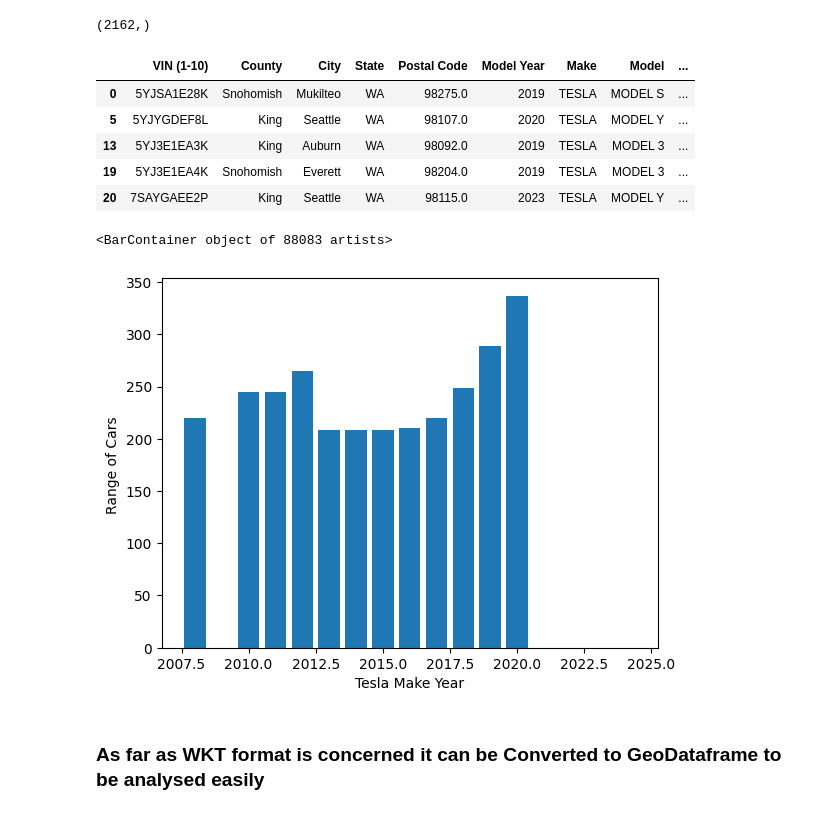
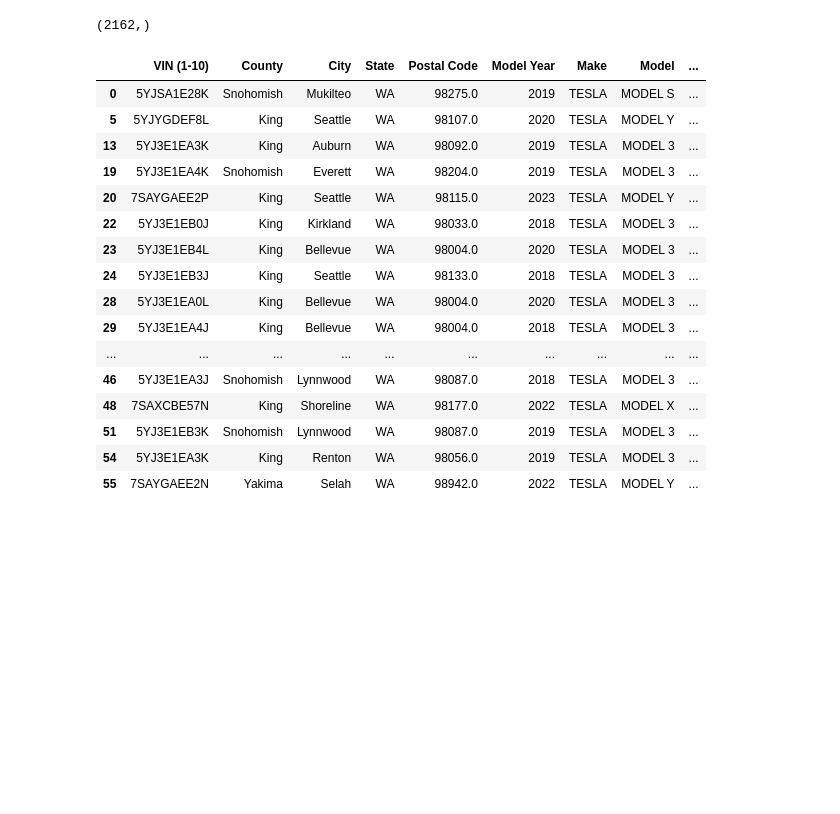
Before and after one commit to SianRods/Data-Science-ML, a Jupyter notebook: Practice Projects/DA-Electric_Vehicle.ipynb, the cells around one changed output. Saved outputs shown, nothing was run; the diff lists cells and outputs as text; code cells hidden in the pictures; blank space fills up the shorter version.

```diff
--- a/Practice Projects/DA-Electric_Vehicle.ipynb
+++ b/Practice Projects/DA-Electric_Vehicle.ipynb
@@ -200,20 +200,22 @@ vehicle_df['2020 Census Tract'].unique().shape
 # Creating Separate Data Set For Tesla
 tesla_df=pd.DataFrame(vehicle_df[vehicle_df['Make']=='TESLA'])
 # %%
-tesla_df.head()
+tesla_df.head(20)
 # %% [output]
 |  | VIN (1-10) | County | City | State | Postal Code | Model Year | Make | Model | ... |
 | 0 | 5YJSA1E28K | Snohomish | Mukilteo | WA | 98275.0 | 2019 | TESLA | MODEL S | ... |
 | 5 | 5YJYGDEF8L | King | Seattle | WA | 98107.0 | 2020 | TESLA | MODEL Y | ... |
 | 13 | 5YJ3E1EA3K | King | Auburn | WA | 98092.0 | 2019 | TESLA | MODEL 3 | ... |
 | 19 | 5YJ3E1EA4K | Snohomish | Everett | WA | 98204.0 | 2019 | TESLA | MODEL 3 | ... |
 | 20 | 7SAYGAEE2P | King | Seattle | WA | 98115.0 | 2023 | TESLA | MODEL Y | ... |
+| 22 | 5YJ3E1EB0J | King | Kirkland | WA | 98033.0 | 2018 | TESLA | MODEL 3 | ... |
+| 23 | 5YJ3E1EB4L | King | Bellevue | WA | 98004.0 | 2020 | TESLA | MODEL 3 | ... |
+| 24 | 5YJ3E1EB3J | King | Seattle | WA | 98133.0 | 2018 | TESLA | MODEL 3 | ... |
+| 28 | 5YJ3E1EA0L | King | Bellevue | WA | 98004.0 | 2020 | TESLA | MODEL 3 | ... |
+| 29 | 5YJ3E1EA4J | King | Bellevue | WA | 98004.0 | 2018 | TESLA | MODEL 3 | ... |
+| ... | ... | ... | ... | ... | ... | ... | ... | ... | ... |
+| 46 | 5YJ3E1EA3J | Snohomish | Lynnwood | WA | 98087.0 | 2018 | TESLA | MODEL 3 | ... |
+| 48 | 7SAXCBE57N | King | Shoreline | WA | 98177.0 | 2022 | TESLA | MODEL X | ... |
+| 51 | 5YJ3E1EB3K | Snohomish | Lynnwood | WA | 98087.0 | 2019 | TESLA | MODEL 3 | ... |
+| 54 | 5YJ3E1EA3K | King | Renton | WA | 98056.0 | 2019 | TESLA | MODEL 3 | ... |
+| 55 | 7SAYGAEE2N | Yakima | Selah | WA | 98942.0 | 2022 | TESLA | MODEL Y | ... |
-# %%
-plt.xlabel('Tesla Make Year')
-plt.ylabel('Range of Cars ')
-plt.bar(tesla_df['Model Year'],tesla_df['Electric Range']);
-# %% [output]
-<BarContainer object of 88083 artists>
-[figure, removed]
-# %% [markdown]
-### As far as WKT format is concerned it can be Converted to GeoDataframe to be analysed easily
```
Also changed, not shown: parts of 5 cells of this notebook.
